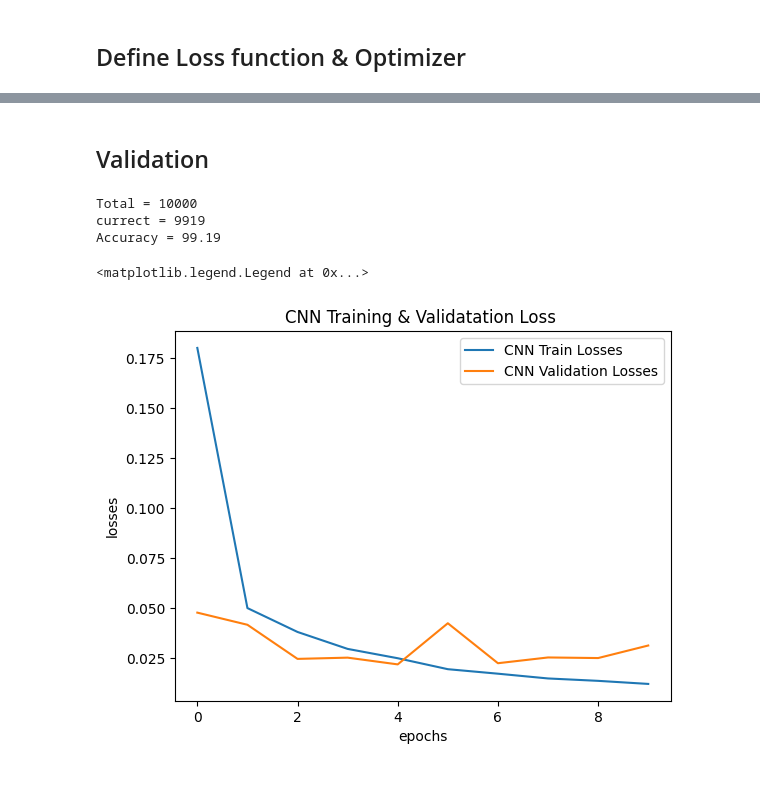
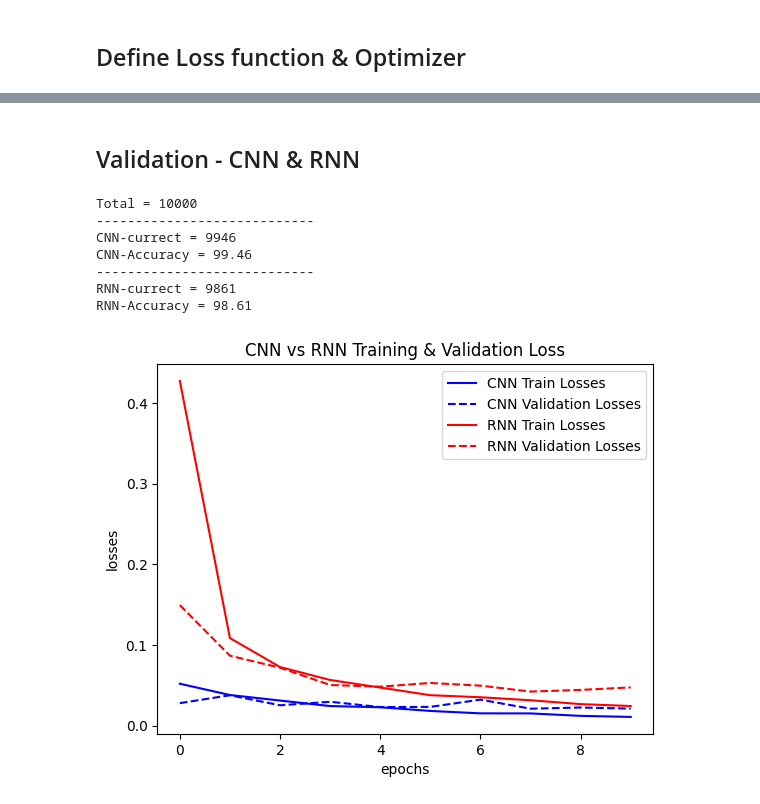
Before and after one commit to Ok-Ranjan/machine-learning-learning, a Jupyter notebook: 04_deep_learning/Assignment-work/Handwritten_Digit_Classification.ipynb, the cells around one changed output, grey strips where cells are left out. Cells and saved outputs as stored; diff of their text form; code cells hidden in the pictures.

Commit message:
Handwritten_Digit_Classification: use RNN and compare with CNN

```diff
--- a/04_deep_learning/Assignment-work/Handwritten_Digit_Classification.ipynb
+++ b/04_deep_learning/Assignment-work/Handwritten_Digit_Classification.ipynb
@@ -79,6 +123,9 @@ class CNN(nn.Module):
 # %%
 cnn_model = CNN()
 cnn_model = cnn_model.to(device)
+
+rnn_model = RNN()
+rnn_model = rnn_model.to(device)
 # %% [markdown]
 ### Model Output when we pass images
 output shape: [256, 10]
@@ -95,9 +142,10 @@ Lower number = The model thinks it is highly unlikely to be that class.
 # %% [markdown]
 ## Define Loss function & Optimizer
 # %%
-cnn_criterian = nn.CrossEntropyLoss()  # work dirctly with raw digits, auto use Softmax
+criterian = nn.CrossEntropyLoss()  # work dirctly with raw digits, auto use Softmax
 
 # images are not zero-centered, because we scaled input data [0.0, 1.0]
 # So take lower learning rate to ensure steady training
 cnn_optimizer = optim.Adam(cnn_model.parameters(), lr=0.001)
+rnn_optimizer = optim.Adam(rnn_model.parameters(), lr=0.001)
 # %% [markdown]
@@ -121,7 +169,7 @@ for epoch in range(epochs):
 
         outputs = cnn_model(images) # model return logits for all images
         # _, predicted_digits = torch.max(outputs, dim=1) # predicted_digits.shape = torch.size([256])
-        loss = cnn_criterian(outputs, labels)
+        loss = criterian(outputs, labels)
         loss.backward()
         cnn_optimizer.step() # update weights
 
@@ -139,7 +187,7 @@ for epoch in range(epochs):
             labels = labels.to(device)
 
             outputs = cnn_model(images)
-            loss = cnn_criterian(outputs, labels)
+            loss = criterian(outputs, labels)
             running_val_loss += loss.item()
 
         epoch_val_loss = running_val_loss / len(test_loader)
@@ -164,47 +274,67 @@ epoch 10/10: train_loss=0.012011718300703219 & val_loss=0.031248875988701876
 # %% [markdown]
-## Validation
+## Validation - CNN & RNN
 # %%
 cnn_model.eval()
 
 total_labels = 0
-correct_labels = 0
+cnn_correct_labels = 0
+rnn_correct_labels = 0
 
 with torch.no_grad():
     for images, labels in test_loader:
         images = images.to(device)
         labels = labels.to(device)
 
-        outputs = cnn_model(images)
-        _, predicted_digits = torch.max(outputs, dim=1) # predicted_digits.shape = torch.size([256])
+        cnn_outputs = cnn_model(images)
+        rnn_outputs = rnn_model(images)
+        _, cnn_predicted_digits = torch.max(cnn_outputs, dim=1) # predicted_digits.shape = torch.size([256])
+        _, rnn_predicted_digits = torch.max(rnn_outputs, dim=1) # predicted_digits.shape = torch.size([256])
 
         total_labels += len(labels)
-        correct_labels += (predicted_digits==labels).sum().item()
+        cnn_correct_labels += (cnn_predicted_digits==labels).sum().item()
+        rnn_correct_labels += (rnn_predicted_digits==labels).sum().item()
 
 print(f"Total = {total_labels}")
-print(f"currect = {correct_labels}")
-print(f"Accuracy = {100 * correct_labels/total_labels}")
+print("----------------------------")
+print(f"CNN-currect = {cnn_correct_labels}")
+print(f"CNN-Accuracy = {100 * cnn_correct_labels/total_labels}")
+print("----------------------------")
+print(f"RNN-currect = {rnn_correct_labels}")
+print(f"RNN-Accuracy = {100 * rnn_correct_labels/total_labels}")
 # %% [output]
 Total = 10000
-currect = 9919
-Accuracy = 99.19
+----------------------------
+CNN-currect = 9946
+CNN-Accuracy = 99.46
+----------------------------
+RNN-currect = 9861
+RNN-Accuracy = 98.61
 # %%
 import matplotlib.pyplot as plt
 import pandas as pd
 
-cnn_losses_df = pd.DataFrame({
+# 1. Combine all data into the DataFrame
+losses_df = pd.DataFrame({
     "CNN Train Losses": cnn_train_losses,
-    "CNN Validation Losses": cnn_val_losses
+    "CNN Validation Losses": cnn_val_losses,
+    "RNN Train Losses": rnn_train_losses,
+    "RNN Validation Losses": rnn_val_losses
 })
 
-plt.plot(cnn_losses_df['CNN Train Losses'], label='CNN Train Losses')
-plt.plot(cnn_losses_df['CNN Validation Losses'], label='CNN Validation Losses')
+# 2. Plot CNN lines
+plt.plot(losses_df['CNN Train Losses'], label='CNN Train Losses', linestyle='-', color='blue')
+plt.plot(losses_df['CNN Validation Losses'], label='CNN Validation Losses', linestyle='--', color='blue')
 
-plt.title("CNN Training & Validatation Loss ")
+# 3. Plot RNN lines (using different styles/colors helps differentiate them)
+plt.plot(losses_df['RNN Train Losses'], label='RNN Train Losses', linestyle='-', color='red')
+plt.plot(losses_df['RNN Validation Losses'], label='RNN Validation Losses', linestyle='--', color='red')
 
+# 4. Add chart details
+plt.title("CNN vs RNN Training & Validation Loss")
 plt.xlabel("epochs")
 plt.ylabel("losses")
+plt.legend()
 
-plt.legend()
+plt.show()
 # %% [output]
-<matplotlib.legend.Legend at 0x...>
-[figure, old version]
+[figure, new version]
```
Also changed, not shown: parts of 6 cells of this notebook.
